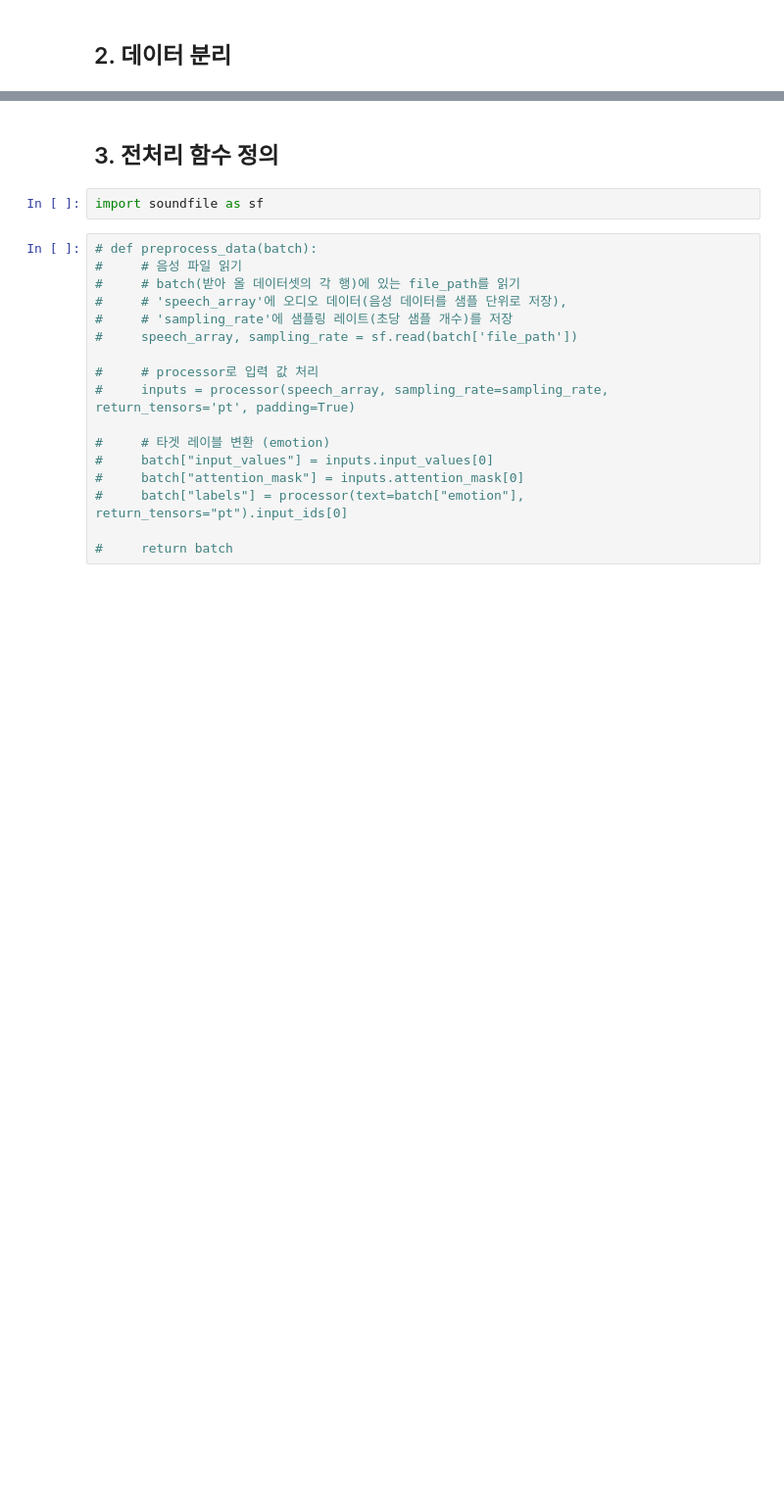
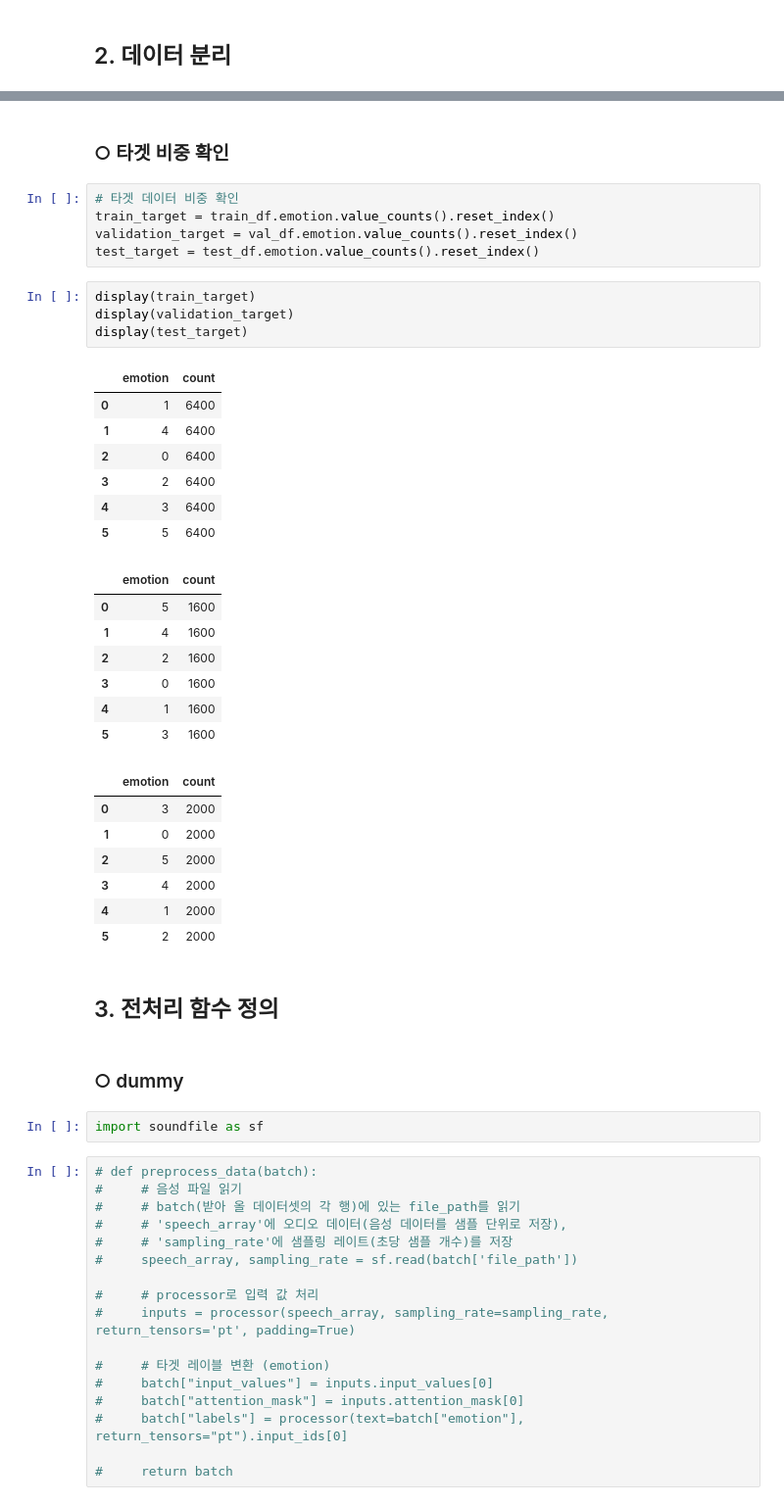
Before and after one commit to songseogyeong/project-deep_learning, a Jupyter notebook: 04_Emotion_Sound_Deep_Learning_Project/1Cycle.ipynb, the cells around one changed output, grey strips where cells are left out. Shown at 98% size. Saved outputs shown, nothing was run; the diff lists cells and outputs as text; blank space fills up the shorter version.

```diff
--- a/04_Emotion_Sound_Deep_Learning_Project/1Cycle.ipynb
+++ b/04_Emotion_Sound_Deep_Learning_Project/1Cycle.ipynb
@@ -677,5 +739,40 @@ test_df
+# %% [markdown]
+### ○ 타겟 비중 확인
+# %%
+# 타겟 데이터 비중 확인
+train_target = train_df.emotion.value_counts().reset_index()
+validation_target = val_df.emotion.value_counts().reset_index()
+test_target = test_df.emotion.value_counts().reset_index()
+# %%
+display(train_target)
+display(validation_target)
+display(test_target)
+# %% [output]
+|  | emotion | count |
+| 0 | 1 | 6400 |
+| 1 | 4 | 6400 |
+| 2 | 0 | 6400 |
+| 3 | 2 | 6400 |
+| 4 | 3 | 6400 |
+| 5 | 5 | 6400 |
+|  | emotion | count |
+| 0 | 5 | 1600 |
+| 1 | 4 | 1600 |
+| 2 | 2 | 1600 |
+| 3 | 0 | 1600 |
+| 4 | 1 | 1600 |
+| 5 | 3 | 1600 |
+|  | emotion | count |
+| 0 | 3 | 2000 |
+| 1 | 0 | 2000 |
+| 2 | 5 | 2000 |
+| 3 | 4 | 2000 |
+| 4 | 1 | 2000 |
+| 5 | 2 | 2000 |
 # %% [markdown]
 ## 3. 전처리 함수 정의
+# %% [markdown]
+### ○ dummy
 # %%
 import soundfile as sf
 # %%
```
Also changed, not shown: parts of 75 cells of this notebook.
